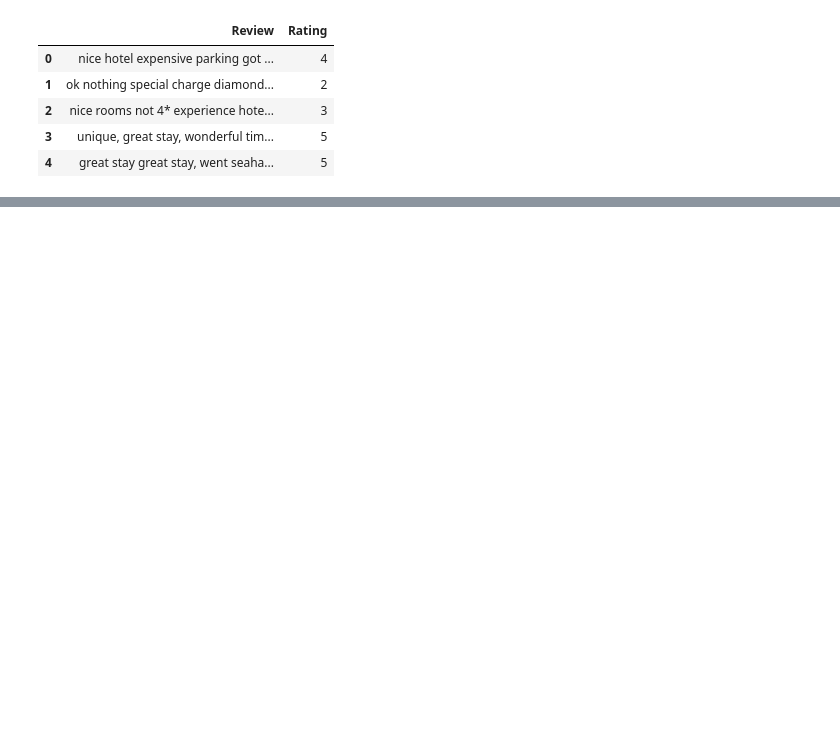
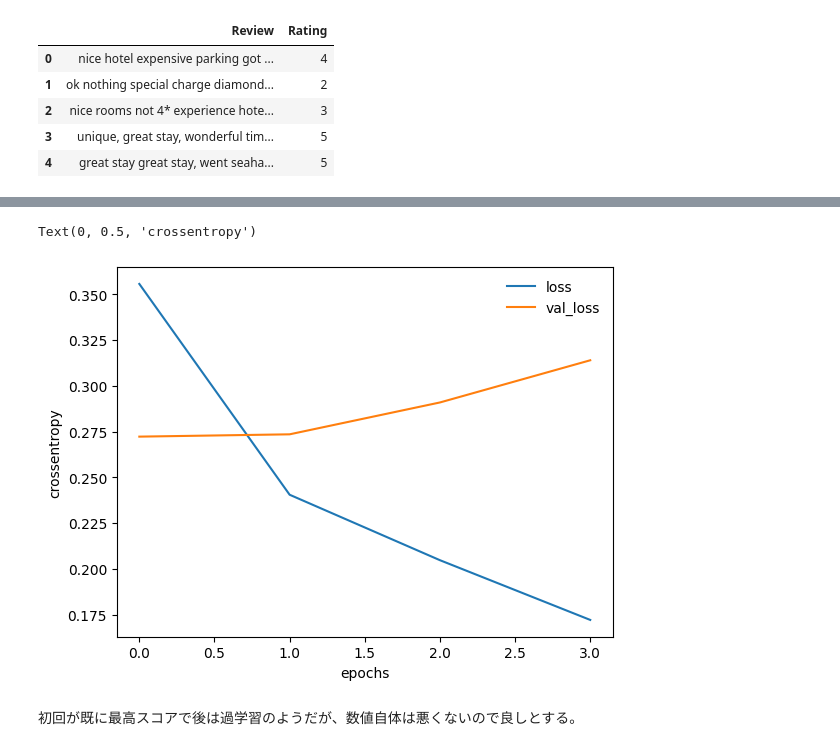
Before and after one commit to yamada-nats/aidev, a Jupyter notebook: Lesson13/最終課題_オリジナルAIの構築.ipynb, the cells around one changed output, grey strips where cells are left out. Drawn from its saved outputs; the diff is of its cells as text; code cells hidden in the pictures; blank space fills up the shorter version.

```diff
--- a/Lesson13/最終課題_オリジナルAIの構築.ipynb
+++ b/Lesson13/最終課題_オリジナルAIの構築.ipynb
@@ -23,0 +76,4 @@ dataset.head()
+# %%
+# 行列に変換してdatasetに格納する
+vec = DictVectorizer()
+dataset = vec.fit_transform(word_count_data)
@@ -23,0 +122,20 @@ dataset.head()
+# %%
+# モデルの初期化
+model = tf.keras.Sequential([
+    # 入力層：X_trainの列数
+    tf.keras.Input(shape = (X_train.shape[1],)),
+    tf.keras.layers.Dense(64, activation = 'relu'),
+    tf.keras.layers.Dropout(0.25),
+    # 隠れ層
+    tf.keras.layers.Dense(32, activation = 'relu'),
+    tf.keras.layers.Dropout(0.5),
+    # 出力層：二値分類なので1を指定
+    tf.keras.layers.Dense(1, activation='sigmoid')
+])
+
+# モデルの構築
+model.compile(
+    optimizer = "rmsprop",
+    loss='binary_crossentropy',
+    metrics=['accuracy']
+)
@@ -23,0 +163,14 @@ dataset.head()
+# %%
+# 学習の実施
+log = model.fit(
+    X_train, Y_train,
+    epochs=100,
+    batch_size=32,
+    verbose=True,
+    callbacks=[tf.keras.callbacks.EarlyStopping(
+        monitor='val_loss',
+        min_delta=0, patience=3,
+        verbose=1)
+    ],
+    validation_data=(X_valid, Y_valid)
+)
@@ -23,0 +187,12 @@ dataset.head()
+# %%
+# グラフ表示
+plt.plot(log.history['loss'], label='loss')
+plt.plot(log.history['val_loss'], label='val_loss')
+plt.legend(frameon=False) # 凡例の表示
+plt.xlabel("epochs")
+plt.ylabel("crossentropy")
+# %% [output]
+Text(0, 0.5, 'crossentropy')
+[figure, added]
+# %% [markdown]
+初回が既に最高スコアで後は過学習のようだが、数値自体は悪くないので良しとする。
```
Also changed, not shown: parts of 20 cells of this notebook, 2 other files.
